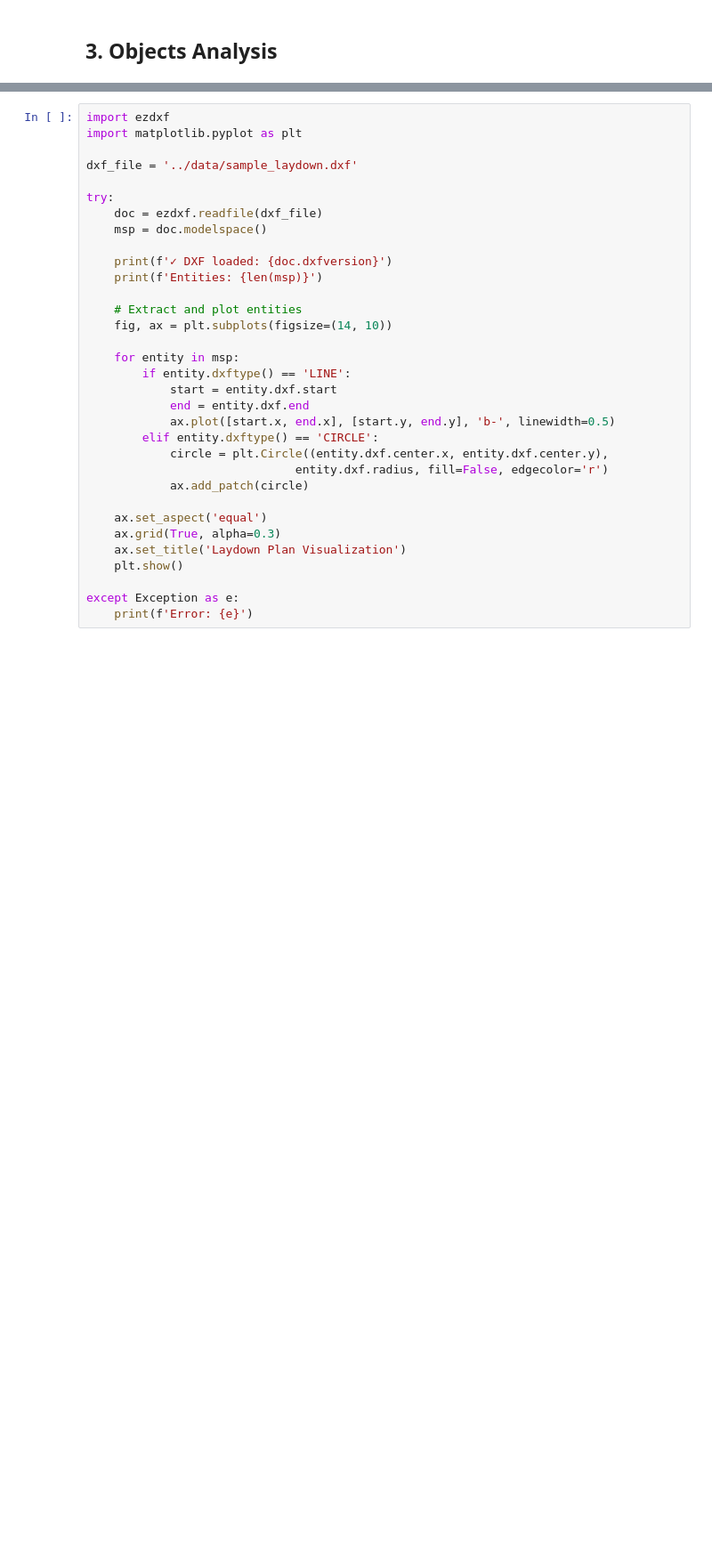
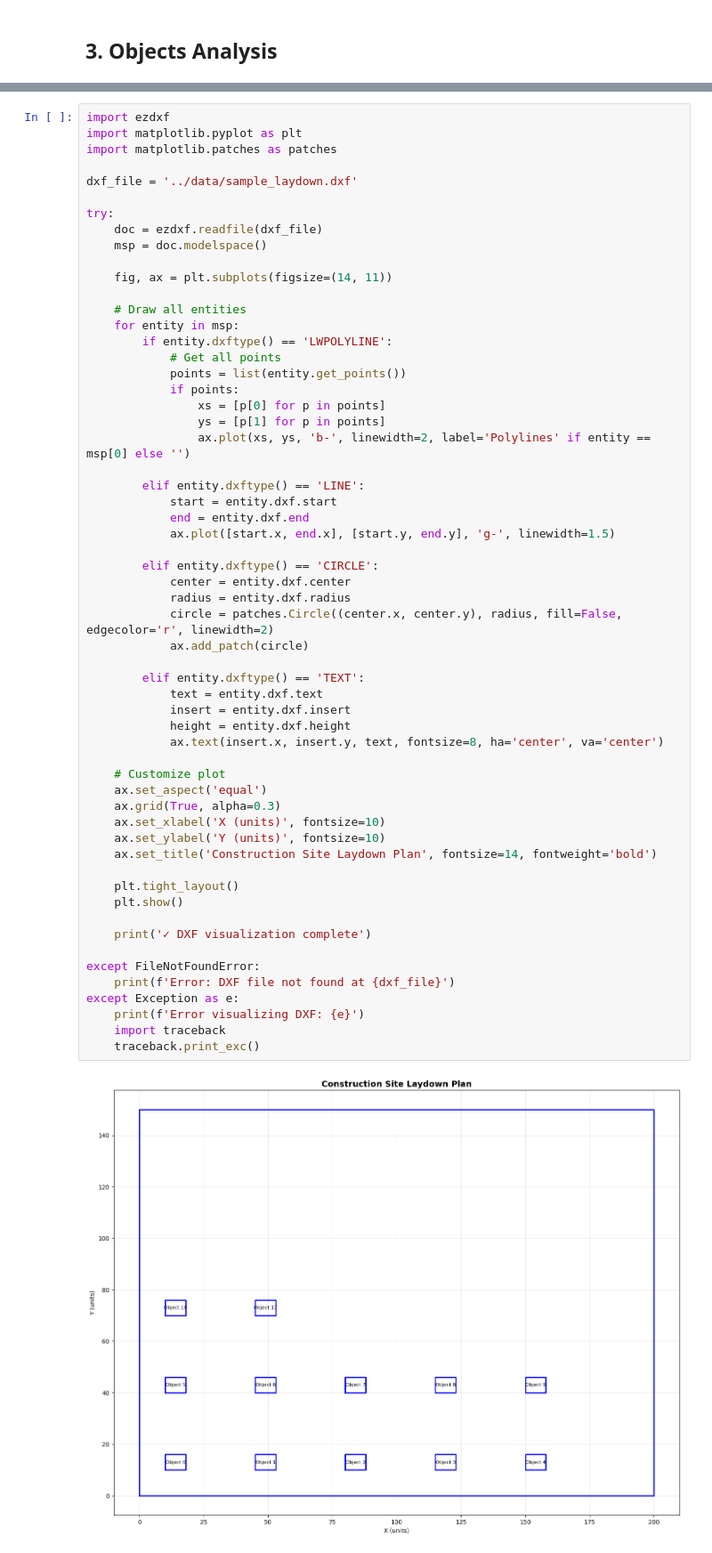
Before and after one commit to IfcConstructionManagerProxy/laydown-planner, a Jupyter notebook: notebooks/example_analysis.ipynb, the cells around one changed output, grey strips where cells are left out. Shown at 89% size. Saved outputs shown, nothing was run; the diff lists cells and outputs as text; blank space fills up the shorter version.

```diff
--- a/notebooks/example_analysis.ipynb
+++ b/notebooks/example_analysis.ipynb
@@ -68,34 +168,60 @@ ezdxf already installed
 # %%
 import ezdxf
 import matplotlib.pyplot as plt
+import matplotlib.patches as patches
 
 dxf_file = '../data/sample_laydown.dxf'
 
 try:
     doc = ezdxf.readfile(dxf_file)
     msp = doc.modelspace()
 
-    print(f'✓ DXF loaded: {doc.dxfversion}')
-    print(f'Entities: {len(msp)}')
+    fig, ax = plt.subplots(figsize=(14, 11))
 
-    # Extract and plot entities
-    fig, ax = plt.subplots(figsize=(14, 10))
+    # Draw all entities
+    for entity in msp:
+        if entity.dxftype() == 'LWPOLYLINE':
+            # Get all points
+            points = list(entity.get_points())
+            if points:
+                xs = [p[0] for p in points]
+                ys = [p[1] for p in points]
+                ax.plot(xs, ys, 'b-', linewidth=2, label='Polylines' if entity == msp[0] else '')
 
-    for entity in msp:
-        if entity.dxftype() == 'LINE':
+        elif entity.dxftype() == 'LINE':
             start = entity.dxf.start
             end = entity.dxf.end
-            ax.plot([start.x, end.x], [start.y, end.y], 'b-', linewidth=0.5)
+            ax.plot([start.x, end.x], [start.y, end.y], 'g-', linewidth=1.5)
+
         elif entity.dxftype() == 'CIRCLE':
-            circle = plt.Circle((entity.dxf.center.x, entity.dxf.center.y),
-                              entity.dxf.radius, fill=False, edgecolor='r')
+            center = entity.dxf.center
+            radius = entity.dxf.radius
+            circle = patches.Circle((center.x, center.y), radius, fill=False, edgecolor='r', linewidth=2)
             ax.add_patch(circle)
 
+        elif entity.dxftype() == 'TEXT':
+            text = entity.dxf.text
+            insert = entity.dxf.insert
+            height = entity.dxf.height
+            ax.text(insert.x, insert.y, text, fontsize=8, ha='center', va='center')
+
+    # Customize plot
     ax.set_aspect('equal')
     ax.grid(True, alpha=0.3)
-    ax.set_title('Laydown Plan Visualization')
+    ax.set_xlabel('X (units)', fontsize=10)
+    ax.set_ylabel('Y (units)', fontsize=10)
+    ax.set_title('Construction Site Laydown Plan', fontsize=14, fontweight='bold')
+
+    plt.tight_layout()
     plt.show()
 
+    print('✓ DXF visualization complete')
+
+except FileNotFoundError:
+    print(f'Error: DXF file not found at {dxf_file}')
 except Exception as e:
-    print(f'Error: {e}')
+    print(f'Error visualizing DXF: {e}')
+    import traceback
+    traceback.print_exc()
 # %% [output]
+[figure, added]
```
Also changed, not shown: parts of 15 cells of this notebook, 2 other files.
